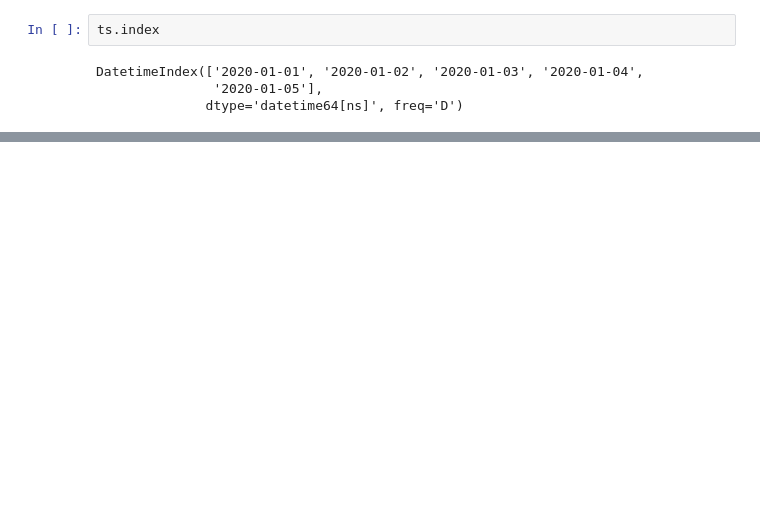
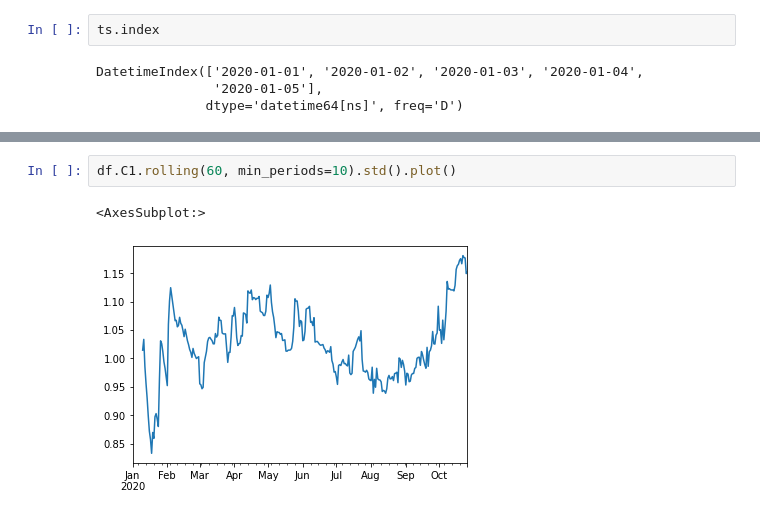
Before and after one commit to korilla2/TIL, a Jupyter notebook: 기본강의/넘파이 판다스/1.pandas.ipynb, the cells around one changed output, grey strips where cells are left out. Drawn from its saved outputs; the diff is of its cells as text; blank space fills up the shorter version.

```diff
--- a/기본강의/넘파이 판다스/1.pandas.ipynb
+++ b/기본강의/넘파이 판다스/1.pandas.ipynb
@@ -839,0 +1146,5 @@ DatetimeIndex(['2020-01-01', '2020-01-02', '2020-01-03', '2020-01-04',
+# %%
+df.C1.rolling(60, min_periods=10).std().plot()
+# %% [output]
+<AxesSubplot:>
+[figure, added]
```
Also changed, not shown: parts of 163 cells of this notebook, 3 other files.
